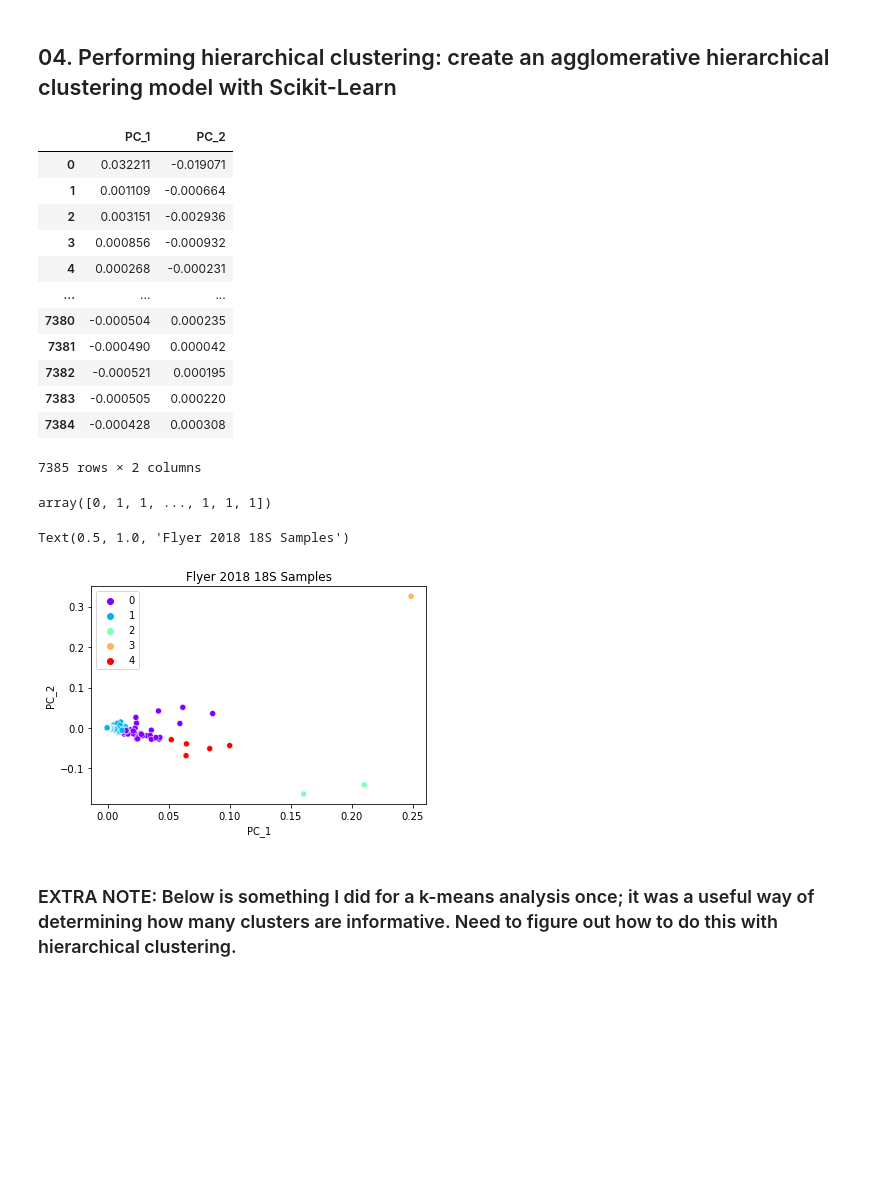
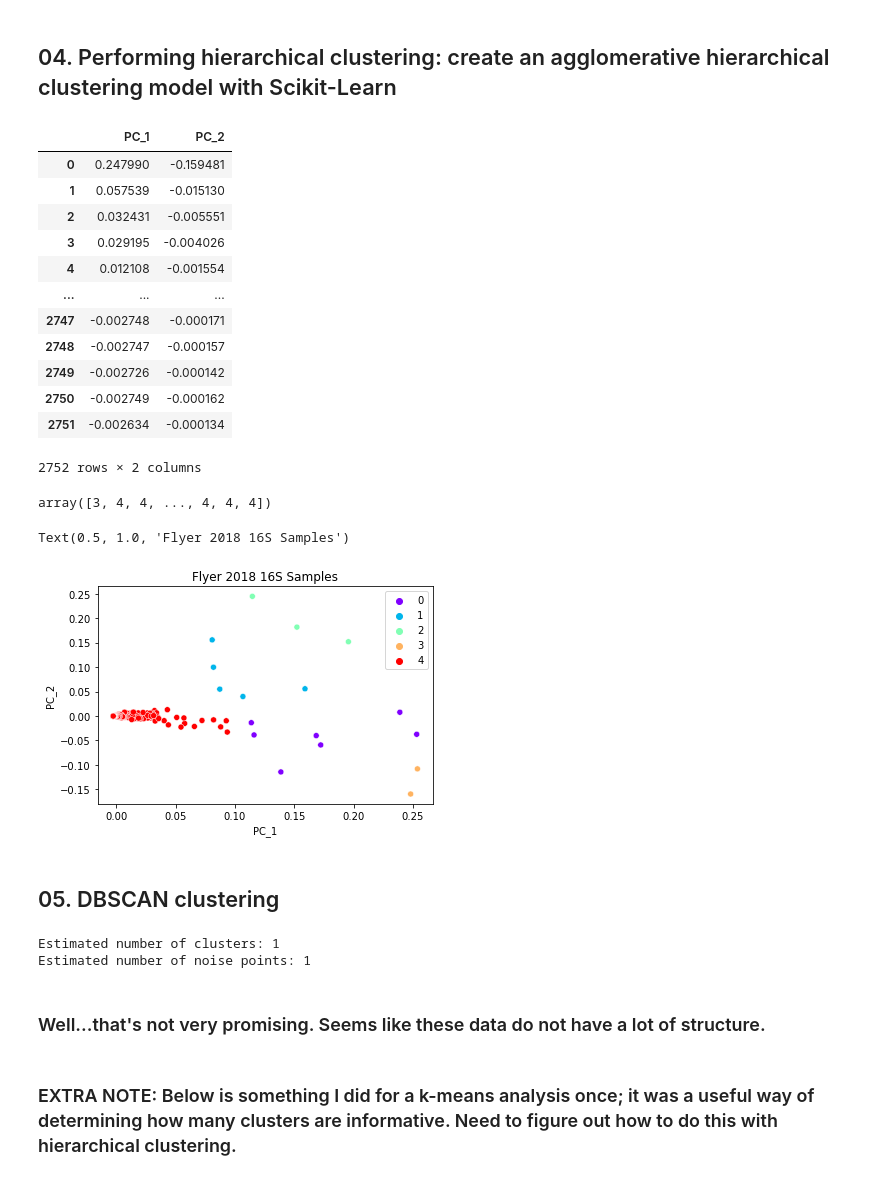
Before and after one commit to nvpatin/MAMBO, a Jupyter notebook: Amplicon_preprocessing_testdata.ipynb, the cells around one changed output. Cells and saved outputs as stored; diff of their text form; code cells hidden in the pictures; blank space fills up the shorter version.

```diff
--- a/Amplicon_preprocessing_testdata.ipynb
+++ b/Amplicon_preprocessing_testdata.ipynb
@@ -67,7 +67,7 @@ def call_Rscript_for_amplicon_modeling(path, sample_num, arg1):
 #### Define arguments
 # %%
 path_to_rscript = '/Users/nastassia.patin/GitHub/NOAA-NCAR-Hackathon/ranRelPct_testdata.R'
-data_file_name = 'Flyer2018_18S_table_counts.tsv'
+data_file_name = 'Flyer2018_16S_table_counts.tsv'
 number_of_samples = 63
 # %%
 asvs_modeled = call_Rscript_for_amplicon_modeling(path_to_rscript,
@@ -154,33 +154,38 @@ pcs_select = pcs_select.set_axis(['PC_1', 'PC_2'], axis=1, inplace=False)
 pcs_select
 # %% [output]
 |  | PC_1 | PC_2 |
-| 0 | 0.032211 | -0.019071 |
-| 1 | 0.001109 | -0.000664 |
-| 2 | 0.003151 | -0.002936 |
-| 3 | 0.000856 | -0.000932 |
-| 4 | 0.000268 | -0.000231 |
+| 0 | 0.247990 | -0.159481 |
+| 1 | 0.057539 | -0.015130 |
+| 2 | 0.032431 | -0.005551 |
+| 3 | 0.029195 | -0.004026 |
+| 4 | 0.012108 | -0.001554 |
 | ... | ... | ... |
-| 7380 | -0.000504 | 0.000235 |
-| 7381 | -0.000490 | 0.000042 |
-| 7382 | -0.000521 | 0.000195 |
-| 7383 | -0.000505 | 0.000220 |
-| 7384 | -0.000428 | 0.000308 |
+| 2747 | -0.002748 | -0.000171 |
+| 2748 | -0.002747 | -0.000157 |
+| 2749 | -0.002726 | -0.000142 |
+| 2750 | -0.002749 | -0.000162 |
+| 2751 | -0.002634 | -0.000134 |
-7385 rows × 2 columns
+2752 rows × 2 columns
 # %%
 from sklearn.cluster import AgglomerativeClustering
 # %%
-clustering_model = AgglomerativeClustering(n_clusters=5, affinity='euclidean', linkage='ward')
+# Linkage options are "ward", "average", "complete", and "single"
+clustering_model = AgglomerativeClustering(n_clusters=5,
+                                           affinity='euclidean',
+                                           linkage='complete')
 clustering_model.fit(pcs_select)
 clustering_model.labels_
 # %% [output]
-array([0, 1, 1, ..., 1, 1, 1])
+array([3, 4, 4, ..., 4, 4, 4])
 # %%
 data_labels = clustering_model.labels_
 sns.scatterplot(data=pcs_select,
                 x='PC_1',
                 y='PC_2',
                 hue=data_labels,
-                palette="rainbow").set_title('Flyer 2018 18S Samples')
+                palette="rainbow").set_title('Flyer 2018 16S Samples')
 # %% [output]
-Text(0.5, 1.0, 'Flyer 2018 18S Samples')
+Text(0.5, 1.0, 'Flyer 2018 16S Samples')
-[figure, old version]
+[figure, new version]
+# %% [markdown]
+## 05. DBSCAN clustering
@@ -187,3 +195,18 @@ Text(0.5, 1.0, 'Flyer 2018 18S Samples')
+# %%
+db = DBSCAN(eps=0.3, min_samples=10).fit(pcs_select)
+labels = db.labels_
+
+# Number of clusters in labels, ignoring noise if present.
+n_clusters_ = len(set(labels)) - (1 if -1 in labels else 0)
+n_noise_ = list(labels).count(-1)
+
+print("Estimated number of clusters: %d" % n_clusters_)
+print("Estimated number of noise points: %d" % n_noise_)
+# %% [output]
+Estimated number of clusters: 1
+Estimated number of noise points: 1
+# %% [markdown]
+### Well...that's not very promising. Seems like these data do not have a lot of structure.
 # %% [markdown]
 ### EXTRA NOTE: Below is something I did for a k-means analysis once; it was a useful way of determining how many clusters are informative. Need to figure out how to do this with hierarchical clustering.
 # %% [markdown]
```
Also changed, not shown: parts of 7 cells of this notebook, 2 other files.
